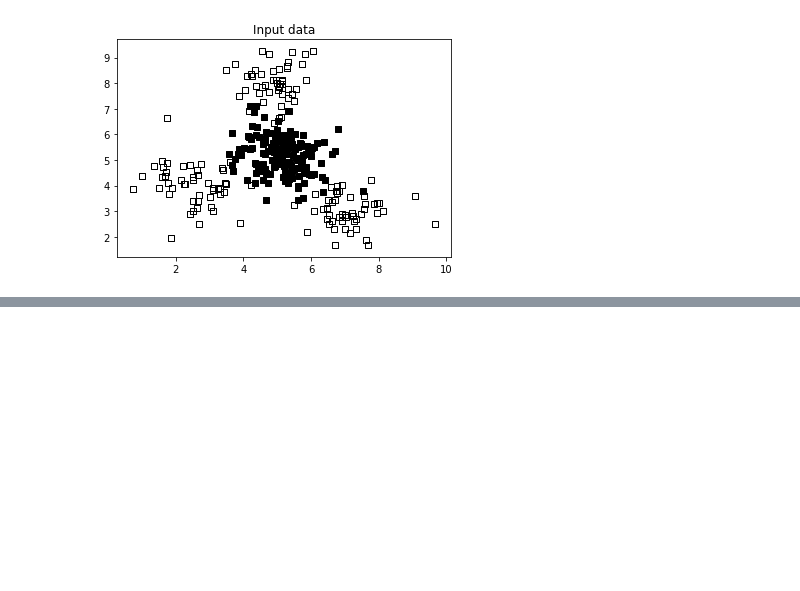
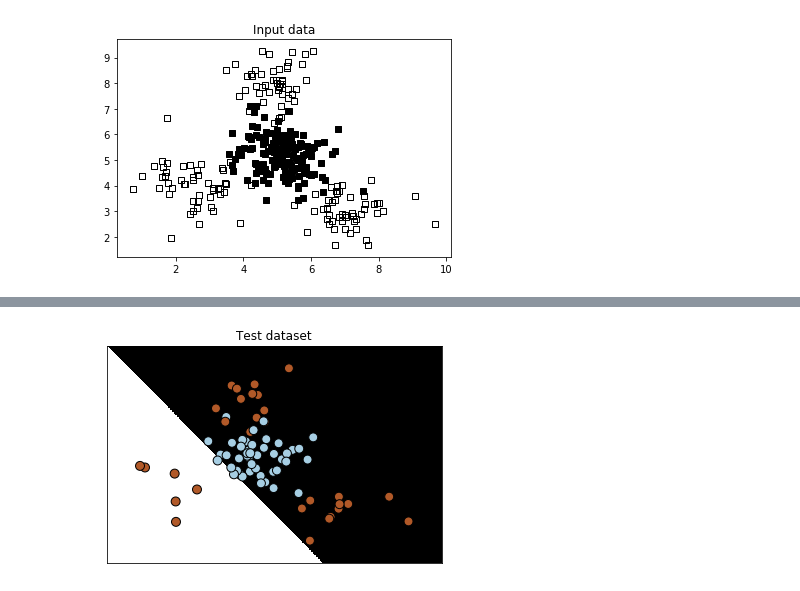
Before and after one commit to aeayrs/machine-learning-jupyter-notebooks, a Jupyter notebook: Chapter03/LinearClassifierWithSVM.ipynb, the cells around one changed output, grey strips where cells are left out. Cells and saved outputs as stored; diff of their text form; code cells hidden in the pictures; blank space fills up the shorter version.

```diff
--- a/Chapter03/LinearClassifierWithSVM.ipynb
+++ b/Chapter03/LinearClassifierWithSVM.ipynb
@@ -24,0 +39,8 @@ plt.show()
+# %%
+# Check performance on test dataset
+
+y_test_pred = classifier.predict(X_test)
+utilities.plot_classifier(classifier, X_test, y_test, 'Test dataset')
+plt.show()
+# %% [output]
+[figure, added]
```
Also changed, not shown: parts of 3 cells of this notebook.
